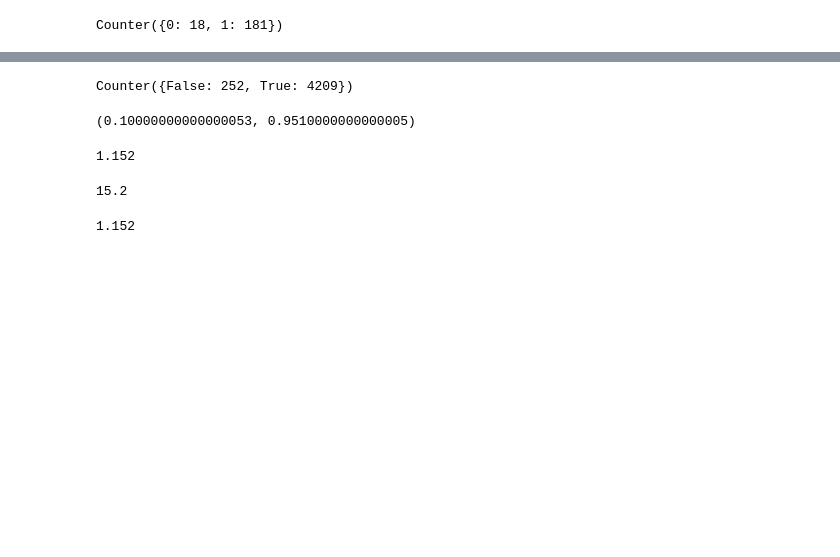
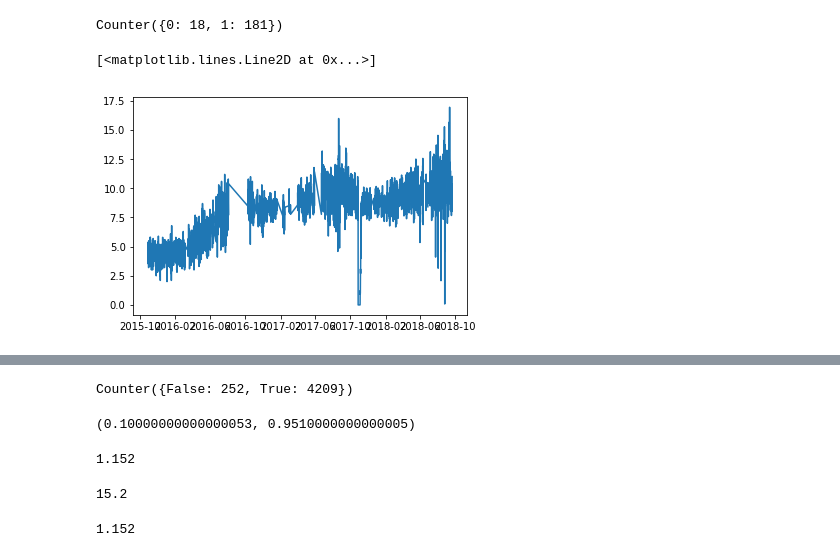
Before and after one commit to bytekongfrombupt/electricNet_Project, a Jupyter notebook: coding.ipynb, the cells around one changed output, grey strips where cells are left out. Saved outputs shown, nothing was run; the diff lists cells and outputs as text; code cells hidden in the pictures; blank space fills up the shorter version.

```diff
--- a/coding.ipynb
+++ b/coding.ipynb
@@ -27,0 +52,7 @@ err_data.insert(loc=5,column='total',value=err_data['CH4'] + err_data['C2H2'] +
+# %%
+x = raw_data.CH4
+y = raw_data['时间']
+plt.plot(y,x)
+# %% [output]
+[<matplotlib.lines.Line2D at 0x...>]
+[figure, added]
```
Also changed, not shown: parts of 7 cells of this notebook, 24 other files.
